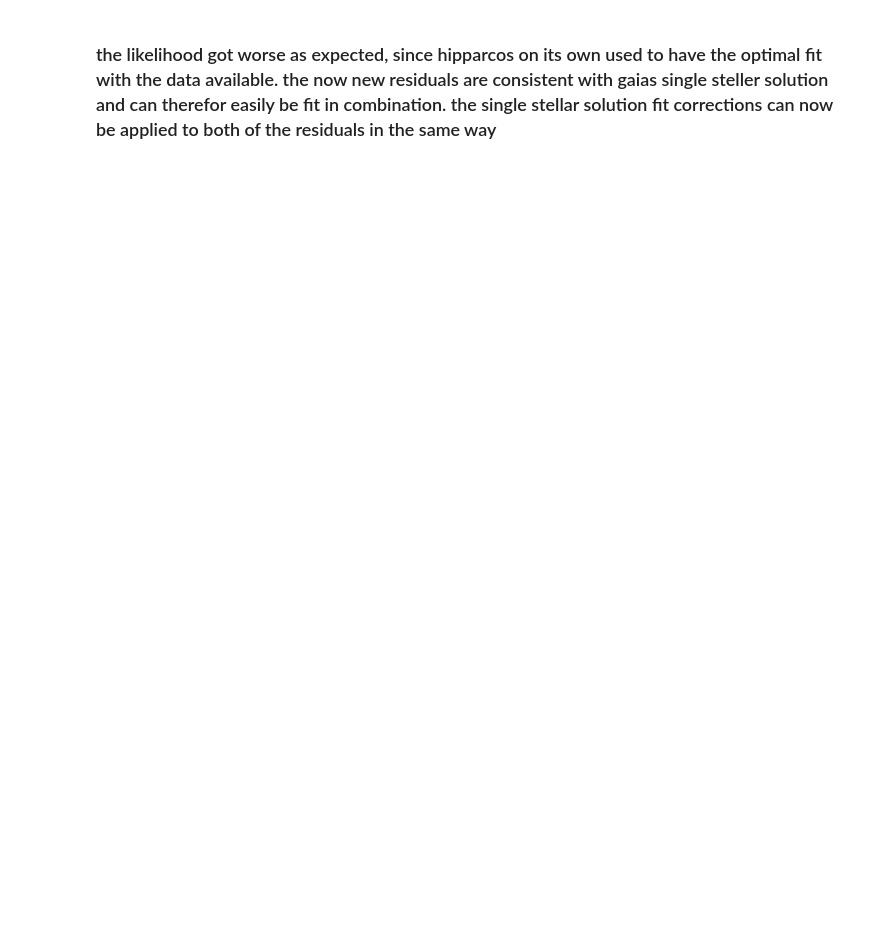
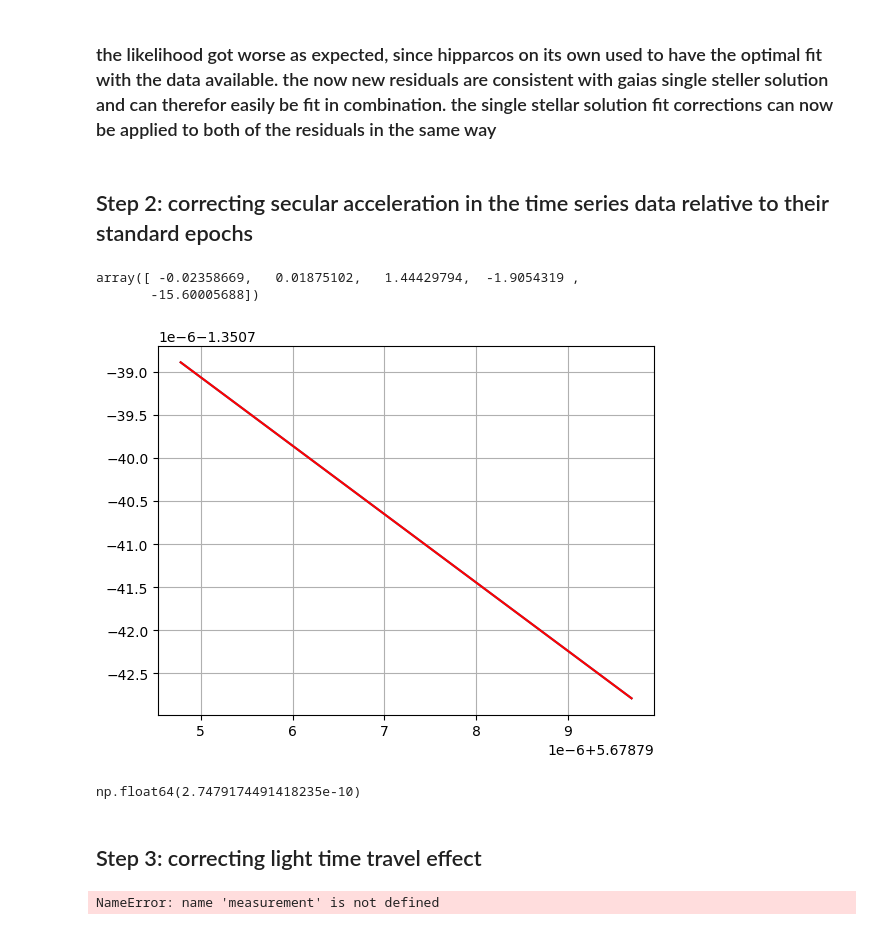
Before and after one commit to TSchiwy/ExTRA, a Jupyter notebook: combiningastrometry.ipynb, the cells around one changed output. Drawn from its saved outputs; the diff is of its cells as text; code cells hidden in the pictures; blank space fills up the shorter version.

Commit message:
effect correction

```diff
--- a/combiningastrometry.ipynb
+++ b/combiningastrometry.ipynb
@@ -27,14 +48,14 @@ gaia1991=np.array(propagator.propagate_astrometry(*gaia_sss,v_rad_gaia,1991.25,2
 # %% [markdown]
 ### Now that we have gaia1991, we can correct our hipparcos residuals to it, so models between HIP astrometric data and gaia astrometric data are correct.
 # %%
-gaia1991_deg=gaia1991.copy()
+gaia1991_sss_deg=gaia1991_sss.copy()
 hip_sss_deg=hip_sss.copy()
 
 #abs pos in degrees
-gaia1991_deg[:2]=np.degrees(gaia1991[:2])
+gaia1991_sss_deg[:2]=np.degrees(gaia1991_sss[:2])
 hip_sss_deg[:2]=np.degrees(hip_sss[:2])
 
 #input of my abs res func is [deg],[deg],[mas],[mas/yr],[mas/yr]
-abs_corrected=ex.abs_res(hip_iad[-2],gaia1991_deg,hip_sss_deg,hip_iad)
+abs_corrected=ex.abs_res(hip_iad[-2],gaia1991_sss_deg,hip_sss_deg,hip_iad)
 hip_iad_corrected=hip_iad.copy()
 hip_iad_corrected[-2]=abs_corrected
@@ -60,2 +62,41 @@ new likelihood: 555.4981950746611 [mas]**2
 # %% [markdown]
 ### the likelihood got worse as expected, since hipparcos on its own used to have the optimal fit with the data available. the now new residuals are consistent with gaias single steller solution and can therefor easily be fit in combination. the single stellar solution fit corrections can now be applied to both of the residuals in the same way
+# %% [markdown]
+## Step 2: correcting secular acceleration in the time series data relative to their standard epochs
+# %%
+#i propagate astrometry between jyears, so i need to convert the hipparcos measurement times to julian year, same will have to be done to gaia
+from astropy.time import Time
+t_hip_jyear = Time(t_hip,format="jd").jyear
+
+#actually the HIP measurement times are given in jyears relative to j1991.25. its easier to correct HIP than gaia since gaia will give JD timestamps
+#Since i already compute the timestamps in julian days from the hip data, gaia as well as hip measurement times will have to be computed into julian year format relative to their respective standard epochs.
+#this sounds complicated, but at the end of the day it will just be a one liner like above using astropy.time function.
+# %%
+(gaia_sss-gaia1991_sss)*25**2
+# %% [output]
+array([ -0.02358669,   0.01875102,   1.44429794,  -1.9054319 ,
+       -15.60005688])
+# %%
+x_sss,y_sss=ex.sss_model(gaia1991_sss_deg,t_hip,Sepoch=ex.J1991(),tangential=False)
+x_sss=np.radians(ex.mas_to_deg(x_sss))
+y_sss=np.radians(ex.mas_to_deg(y_sss))
+# %%
+shifts=[]
+test=[]
+
+for i,t in enumerate(t_hip_jyear):
+    test.append(ex.EpochPropagation().propagate_astrometry(*gaia1991_sss,v_rad_1991,1991.25,t)[:2])
+    delta=ex.EpochPropagation().propagate_astrometry(*gaia1991_sss,v_rad_1991,1991.25,t)[:2]-np.array([x_sss[i],y_sss[i]])
+    #delta[0]=delta[0]*np.cos(delta[1])
+    shifts.append(delta)
+shifts=np.array(shifts)
+test=np.array(test).T
+#these are the shifts in asc and dec that need to be applied to the hip IAD
+# %%
+plt.plot(x_sss,y_sss,label="gaia model")
+
+plt.plot(test[0],test[1],label="gaia model propagated to hip epochs",c="r")
+plt.grid()
+plt.show()
+# %% [output]
+[figure, added]
@@ -61,0 +115,5 @@ new likelihood: 555.4981950746611 [mas]**2
+# %%
+sum(abs(x_sss-test[0]))
+#np.float64(5.464864116788704e-10)
+# %% [output]
+np.float64(2.7479174491418235e-10)
@@ -61,0 +125,6 @@ new likelihood: 555.4981950746611 [mas]**2
+# %% [markdown]
+## Step 3: correcting light time travel effect
+# %%
+ex.EpochPropagation().propagate_astrometry(*gaia1991_sss,v_rad_1991,1991.25,measurement)[:2]
+# %% [output]
+NameError: name 'measurement' is not defined
```
Also changed, not shown: parts of 13 cells of this notebook, 4 other files.
